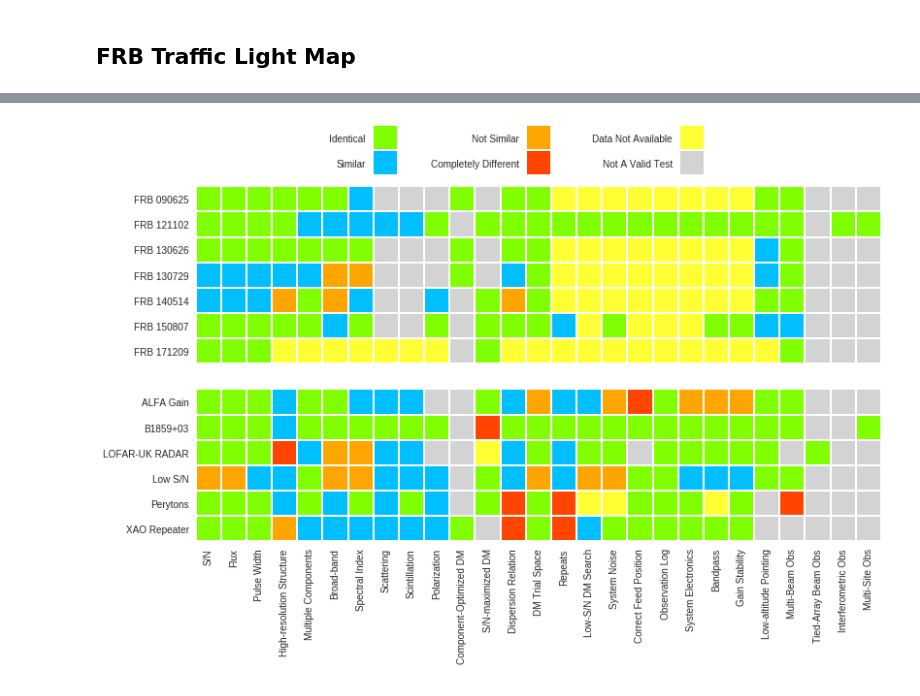
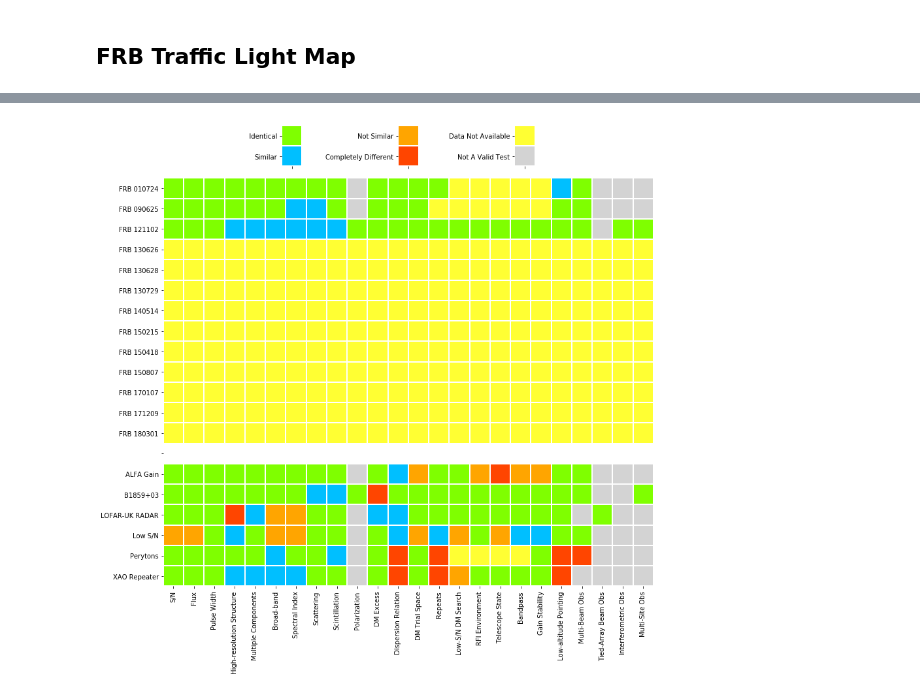
Before and after one commit to griffinfoster/terrestrial-frb-letter, a Jupyter notebook: verification/HeatMap.ipynb, the cells around one changed output, grey strips where cells are left out. Saved outputs shown, nothing was run; the diff lists cells and outputs as text; code cells hidden in the pictures.

Commit message:
updated verification notebooks and heat map

```diff
--- a/verification/HeatMap.ipynb
+++ b/verification/HeatMap.ipynb
@@ -11,8 +11,8 @@ import os
 
 %matplotlib inline
 # %%
-#CRITERIAPATH = '/home/griffin/local/Documents/manuscripts/terrestrial-frb-letter/verification/'
-CRITERIAPATH = '/home/griffin/Documents/Manuscripts/terrestrial-frb-letter/verification/'
+CRITERIAPATH = '/home/griffin/local/Documents/manuscripts/terrestrial-frb-letter/verification/' # aslx
+#CRITERIAPATH = '/home/griffin/Documents/Manuscripts/terrestrial-frb-letter/verification/' # watermark
 
 TerrLblDict = {'ALFAGAIN':'ALFA Gain',
                'B1859_03':'B1859+03',
@@ -23,9 +23,11 @@ TerrLblDict = {'ALFAGAIN':'ALFA Gain',
 
 colOrder = ['SNR', 'flux', 'pulsewidth', 'highResStruct', 'multicomp', 'broadband',\
             'spectralIndex', 'scattering', 'scintillation', 'polarization',\
-            'compDMfrac', 'snrDMfrac',\
-            'dispersionRelation', 'dmSpace', 'repeats', 'lowSNRsearch',\
-            'sysNoise', 'correctFeed', 'obsLog', 'electronics',\
+            #'compDMfrac', 'snrDMfrac',\
+            'DMexcess',\
+            'dispersionRelation', 'dmSpace', 'repeats', 'lowSNRsearch', 'rfi',\
+            #'sysNoise', 'correctFeed', 'obsLog', 'electronics',\
+            'telState',\
             'bandpass', 'gain', 'lowAltitude',\
             'multiBeam', 'TAB', 'interferometric', 'multiSite'\
             #'empty',
@@ -34,8 +36,7 @@ colOrder = ['SNR', 'flux', 'pulsewidth', 'highResStruct', 'multicomp', 'broadban
            ]
 
 CritLblDict = {
-    'compDMfrac':'Component-Optimized DM',
-    'snrDMfrac':'S/N-maximized DM',
+    'DMexcess':'DM Excess',
     'SNR':'S/N',
     'flux':'Flux',
     'pulsewidth':'Pulse Width',
@@ -50,13 +51,15 @@ CritLblDict = {
     'dispersionRelation':'Dispersion Relation',
     'bandpass':'Bandpass',
     'lowAltitude':'Low-altitude Pointing',
-    'sysNoise':'System Noise',
-    'correctFeed':'Correct Feed Position',
-    'obsLog':'Observation Log',
-    'electronics':'System Electronics',
+    'telState':'Telescope State',
+    #'sysNoise':'System Noise',
+    #'correctFeed':'Correct Feed Position',
+    #'obsLog':'Observation Log',
+    #'electronics':'System Electronics',
     'repeats':'Repeats',
     'gain':'Gain Stability',
     'lowSNRsearch':'Low-S/N DM Search',
+    'rfi':'RFI Environment',
     'multiBeam':'Multi-Beam Obs',
     'TAB':'Tied-Array Beam Obs',
     'interferometric':'Interferometric Obs',
@@ -164,37 +173,37 @@ plt.tight_layout()
 
 cmap = colors.ListedColormap(['chartreuse', 'deepskyblue', '#FFFF33', 'orange', 'orangered', 'lightgrey', 'white'])
 
-fig = plt.figure(figsize=(12,8)) # (width, height)
+fig = plt.figure(figsize=(13,12)) # (width, height)
 
 #plt.subplot2grid((5,14), (0,3), colspan=11, rowspan=5)
 ##plt.subplot2grid((5,14), (0,0), colspan=11, rowspan=5)
 #sns.heatmap(numDf, cmap=cmap, cbar=False, square=True, linewidths=1)
 #fig.tight_layout()
 
 #plt.subplot2grid((5,14), (2,0), colspan=3, rowspan=1)
 ##plt.subplot2grid((5,14), (2,11), colspan=3, rowspan=1)
 #ax = sns.heatmap(tempDf, cmap=cmapLbl, cbar=False, square=True, linewidths=1)
 #fig.tight_layout()
 
-plt.subplot2grid((7,5), (1,0), colspan=5, rowspan=6)
+plt.subplot2grid((9,5), (1,0), colspan=5, rowspan=8)
 sns.heatmap(numDf, cmap=cmap, cbar=False, square=True, linewidths=1)
 fig.tight_layout()
 
-plt.subplot2grid((7,5), (0,1), colspan=1, rowspan=1)
+plt.subplot2grid((9,5), (0,1), colspan=1, rowspan=1)
 tempDf = pd.DataFrame(index=['   Identical', 'Similar'], columns=[''], data=[0,1])
 ax = sns.heatmap(tempDf, cmap=colors.ListedColormap(['chartreuse', 'deepskyblue']), cbar=False, square=True, linewidths=1)
 fig.tight_layout()
 
-plt.subplot2grid((7,5), (0,2), colspan=1, rowspan=1)
+plt.subplot2grid((9,5), (0,2), colspan=1, rowspan=1)
 tempDf = pd.DataFrame(index=['Not Similar', 'Completely Different'], columns=[''], data=[0,1])
 ax = sns.heatmap(tempDf, cmap=colors.ListedColormap(['orange', 'orangered']), cbar=False, square=True, linewidths=1)
 fig.tight_layout()
 
-plt.subplot2grid((7,5), (0,3), colspan=1, rowspan=1)
+plt.subplot2grid((9,5), (0,3), colspan=1, rowspan=1)
 tempDf = pd.DataFrame(index=['Data Not Available', 'Not A Valid Test'], columns=[''], data=[0,1])
 ax = sns.heatmap(tempDf, cmap=colors.ListedColormap(['#FFFF33', 'lightgrey']), cbar=False, square=True, linewidths=1)
 fig.tight_layout()
 
 plt.savefig('FRBheatmap.pdf')
 # %% [output]
-[figure, old version]
+[figure, new version]
```
Also changed, not shown: parts of 2 cells of this notebook, 10 other files.
